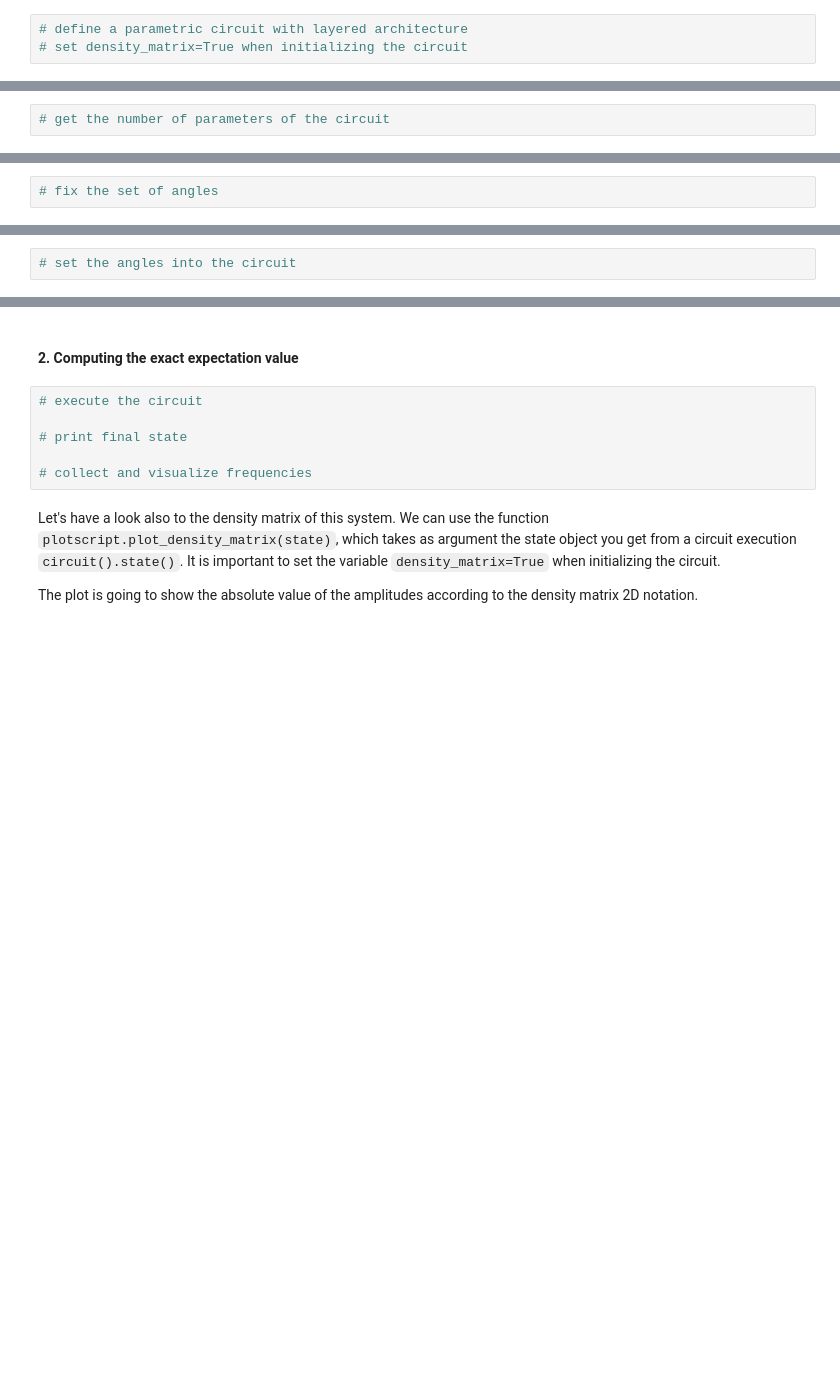
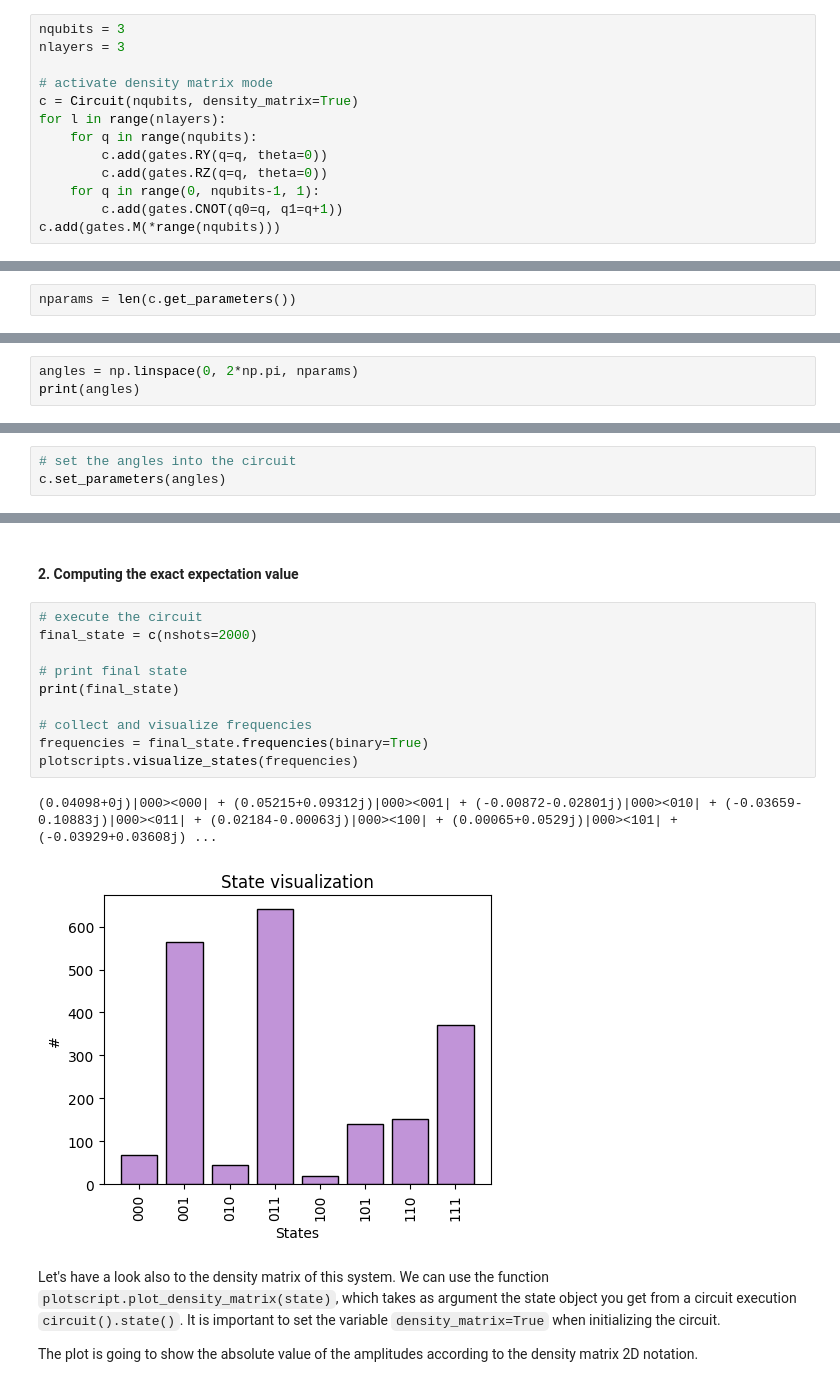
Before and after one commit to qiboteam/qiboedu, a Jupyter notebook: notebooks/Lecture6.ipynb, the cells around one changed output, grey strips where cells are left out. Drawn from its saved outputs; the diff is of its cells as text; blank space fills up the shorter version.

```diff
--- a/notebooks/Lecture6.ipynb
+++ b/notebooks/Lecture6.ipynb
@@ -44,3 +48,13 @@ We consider as an example a simple quantum system of three qubits, on which we a
 # %%
-# define a parametric circuit with layered architecture
-# set density_matrix=True when initializing the circuit
+nqubits = 3
+nlayers = 3
+
+# activate density matrix mode
+c = Circuit(nqubits, density_matrix=True)
+for l in range(nlayers):
+    for q in range(nqubits):
+        c.add(gates.RY(q=q, theta=0))
+        c.add(gates.RZ(q=q, theta=0))
+    for q in range(0, nqubits-1, 1):
+        c.add(gates.CNOT(q0=q, q1=q+1))
+c.add(gates.M(*range(nqubits)))
@@ -51,8 +71,9 @@ Now the circuit is set up and we can fix its action by injecting a specific list
 
 We get the numbers of contained parameters:
 # %%
-# get the number of parameters of the circuit
+nparams = len(c.get_parameters())
 # %% [markdown]
 And then we generate a well defined set of angles.
 # %%
-# fix the set of angles
+angles = np.linspace(0, 2*np.pi, nparams)
+print(angles)
@@ -59,5 +84,6 @@ And then we generate a well defined set of angles.
 # %%
 # set the angles into the circuit
+c.set_parameters(angles)
 # %% [markdown]
 Now we have a quantum circuit composed of rotations and some CNOT gates. We want to use it to compute some calculations.
 
@@ -74,10 +111,17 @@ $$ \mathcal{O} = - \sum_{i=0}^N Z_i \\.$$
 #### 2. Computing the exact expectation value
 # %%
 # execute the circuit
+final_state = c(nshots=2000)
 
 # print final state
+print(final_state)
 
 # collect and visualize frequencies
+frequencies = final_state.frequencies(binary=True)
+plotscripts.visualize_states(frequencies)
+# %% [output]
+(0.04098+0j)|000><000| + (0.05215+0.09312j)|000><001| + (-0.00872-0.02801j)|000><010| + (-0.03659-0.10883j)|000><011| + (0.02184-0.00063j)|000><100| + (0.00065+0.0529j)|000><101| + (-0.03929+0.03608j) ...
+[figure, added]
 # %% [markdown]
 Let's have a look also to the density matrix of this system.
 We can use the function `plotscript.plot_density_matrix(state)`, which takes as argument the state object you get from a circuit execution `circuit().state()`. It is important to set the variable `density_matrix=True` when initializing the circuit.
```
Also changed, not shown: parts of 15 cells of this notebook, 1 other file.
